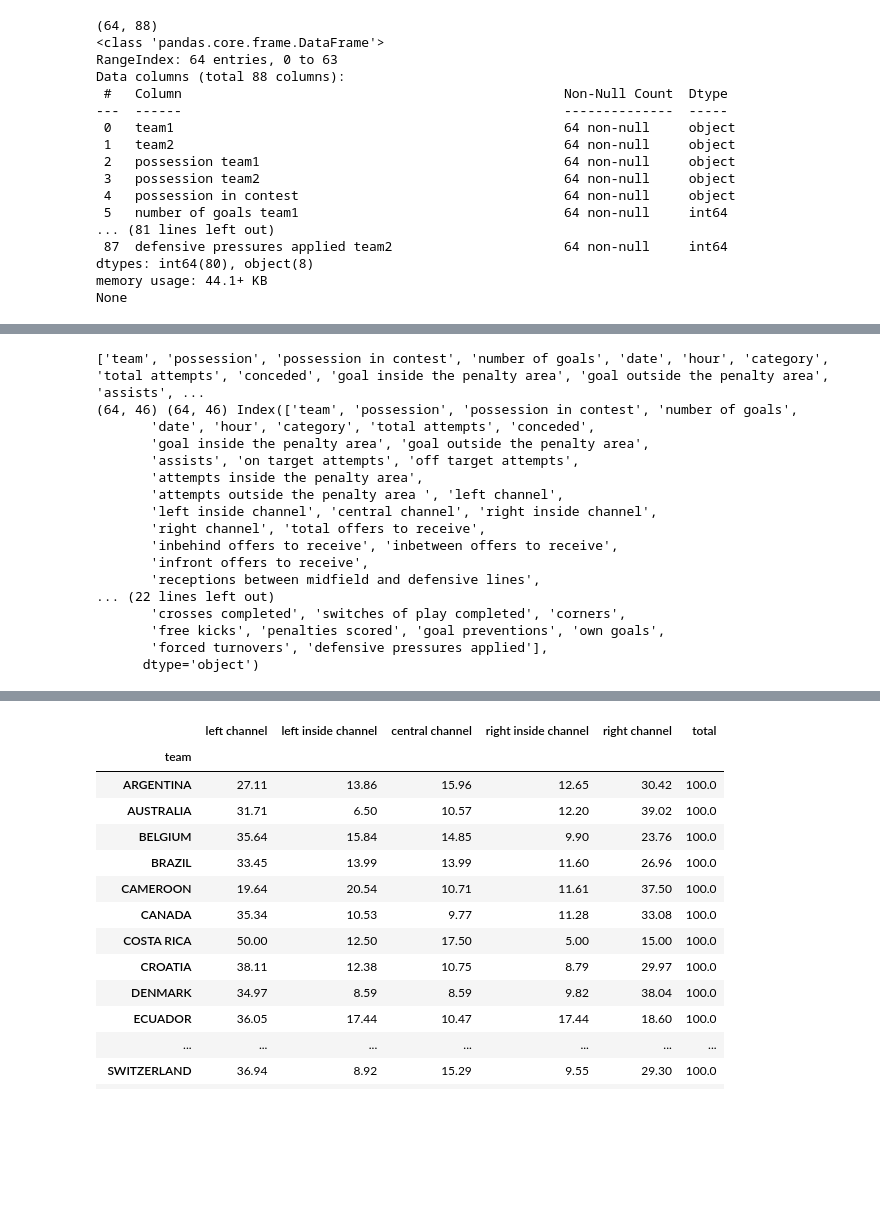
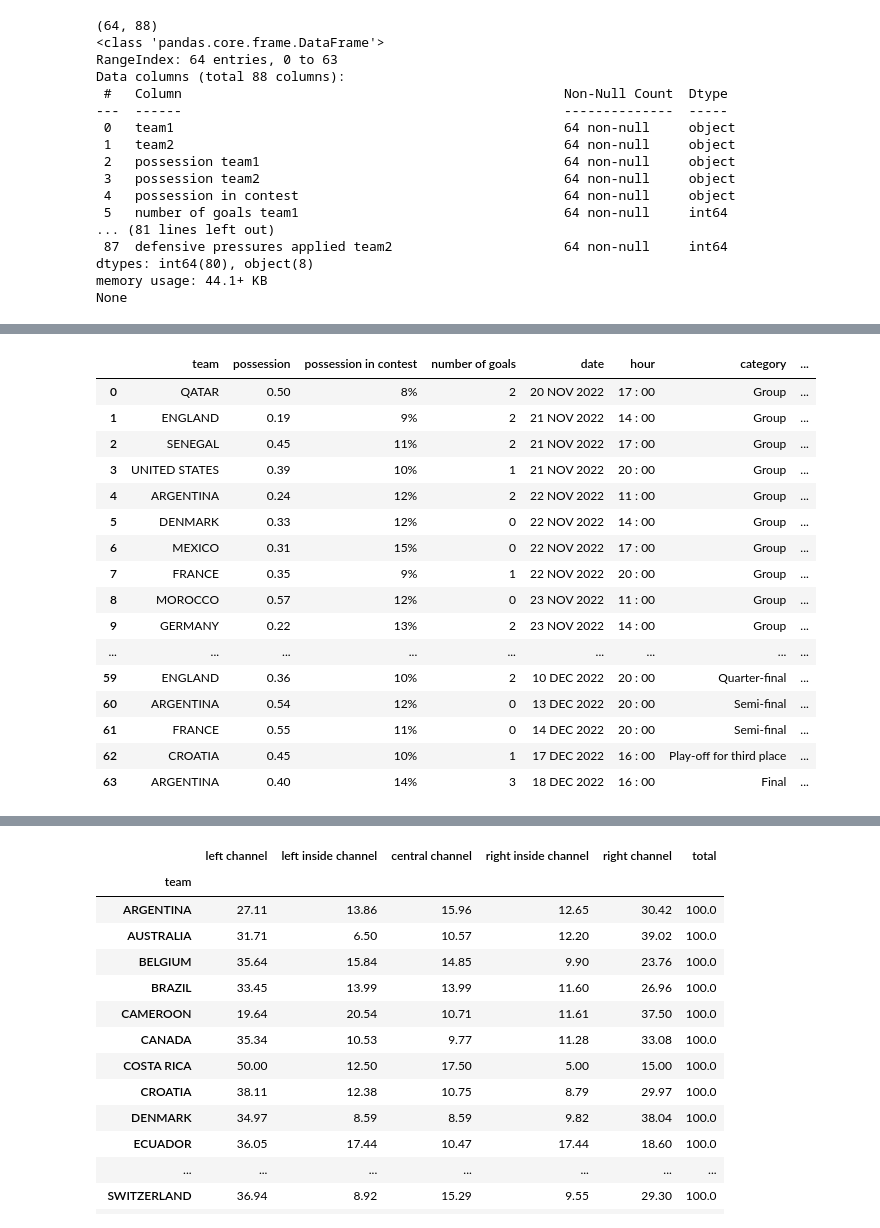
Before and after one commit to AdrielSalguero/Qatar-2022-games-analysis, a Jupyter notebook: deepnote/Qatar-2022-analysis/Global.ipynb, the cells around one changed output, grey strips where cells are left out. Cells and saved outputs as stored; diff of their text form; code cells hidden in the pictures; blank space fills up the shorter version.

```diff
--- a/deepnote/Qatar-2022-analysis/Global.ipynb
+++ b/deepnote/Qatar-2022-analysis/Global.ipynb
@@ -108,33 +127,48 @@ for columna in columnas:
 
         pass
 # %%
-team1_df = qatar_origin_df.drop(columns= filter2)
+team1_df = (qatar_origin_df.drop(columns= filter2))
 team2_df = qatar_origin_df.drop(columns= filter1)
 
-names = [elemento.replace(' team1', '') for elemento in team1_df.columns]
-names = [elemento.replace('1', '') for elemento in names]
 
-print(names)
+names = [elemento.replace(' team1', '').replace('1', '') for elemento in team1_df.columns]
+team1_df = team1_df.drop(columns= ['team2'])
+team2_df = team2_df.drop(columns= ['team1'])
+names.pop(1)
 team1_df.columns= names
 team2_df.columns= names
-print(team1_df.shape, team2_df.shape, team1_df.columns, team2_df.columns)
+
+
+team1_df_against = (qatar_origin_df.drop(columns= filter1))
+team2_df_agains = qatar_origin_df.drop(columns= filter2)
+
+team1_df_against = team1_df_against.drop(columns= ['team2'])
+team2_df_agains = team2_df_agains.drop(columns= ['team1'])
+
+team1_df_against.columns= names
+team2_df_agains.columns= names
+
+
+
+#print(team1_df.shape, team2_df.shape, team1_df.columns, team2_df.columns)
+team1_df_against
 # %% [output]
-['team', 'possession', 'possession in contest', 'number of goals', 'date', 'hour', 'category', 'total attempts', 'conceded', 'goal inside the penalty area', 'goal outside the penalty area', 'assists', ...
-(64, 46) (64, 46) Index(['team', 'possession', 'possession in contest', 'number of goals',
-       'date', 'hour', 'category', 'total attempts', 'conceded',
-       'goal inside the penalty area', 'goal outside the penalty area',
-       'assists', 'on target attempts', 'off target attempts',
-       'attempts inside the penalty area',
-       'attempts outside the penalty area ', 'left channel',
-       'left inside channel', 'central channel', 'right inside channel',
-       'right channel', 'total offers to receive',
-       'inbehind offers to receive', 'inbetween offers to receive',
-       'infront offers to receive',
-       'receptions between midfield and defensive lines',
-... (22 lines left out)
-       'crosses completed', 'switches of play completed', 'corners',
-       'free kicks', 'penalties scored', 'goal preventions', 'own goals',
-       'forced turnovers', 'defensive pressures applied'],
-      dtype='object')
+|  | team | possession | possession in contest | number of goals | date | hour | category | ... |
+| 0 | QATAR | 0.50 | 8% | 2 | 20 NOV 2022 | 17 : 00 | Group | ... |
+| 1 | ENGLAND | 0.19 | 9% | 2 | 21 NOV 2022 | 14 : 00 | Group | ... |
+| 2 | SENEGAL | 0.45 | 11% | 2 | 21 NOV 2022 | 17 : 00 | Group | ... |
+| 3 | UNITED STATES | 0.39 | 10% | 1 | 21 NOV 2022 | 20 : 00 | Group | ... |
+| 4 | ARGENTINA | 0.24 | 12% | 2 | 22 NOV 2022 | 11 : 00 | Group | ... |
+| 5 | DENMARK | 0.33 | 12% | 0 | 22 NOV 2022 | 14 : 00 | Group | ... |
+| 6 | MEXICO | 0.31 | 15% | 0 | 22 NOV 2022 | 17 : 00 | Group | ... |
+| 7 | FRANCE | 0.35 | 9% | 1 | 22 NOV 2022 | 20 : 00 | Group | ... |
+| 8 | MOROCCO | 0.57 | 12% | 0 | 23 NOV 2022 | 11 : 00 | Group | ... |
+| 9 | GERMANY | 0.22 | 13% | 2 | 23 NOV 2022 | 14 : 00 | Group | ... |
+| ... | ... | ... | ... | ... | ... | ... | ... | ... |
+| 59 | ENGLAND | 0.36 | 10% | 2 | 10 DEC 2022 | 20 : 00 | Quarter-final | ... |
+| 60 | ARGENTINA | 0.54 | 12% | 0 | 13 DEC 2022 | 20 : 00 | Semi-final | ... |
+| 61 | FRANCE | 0.55 | 11% | 0 | 14 DEC 2022 | 20 : 00 | Semi-final | ... |
+| 62 | CROATIA | 0.45 | 10% | 1 | 17 DEC 2022 | 16 : 00 | Play-off for third place | ... |
+| 63 | ARGENTINA | 0.40 | 14% | 3 | 18 DEC 2022 | 16 : 00 | Final | ... |
 # %%
 qatar_teams= pd.concat([team1_df,team2_df], axis= 0)
```
Also changed, not shown: parts of 9 cells of this notebook.
